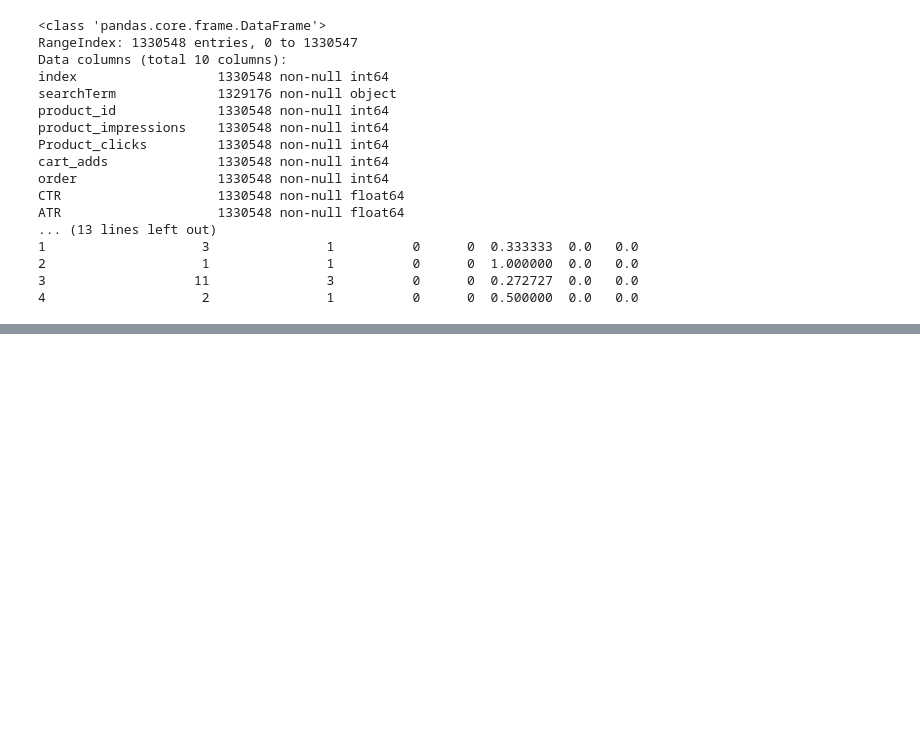
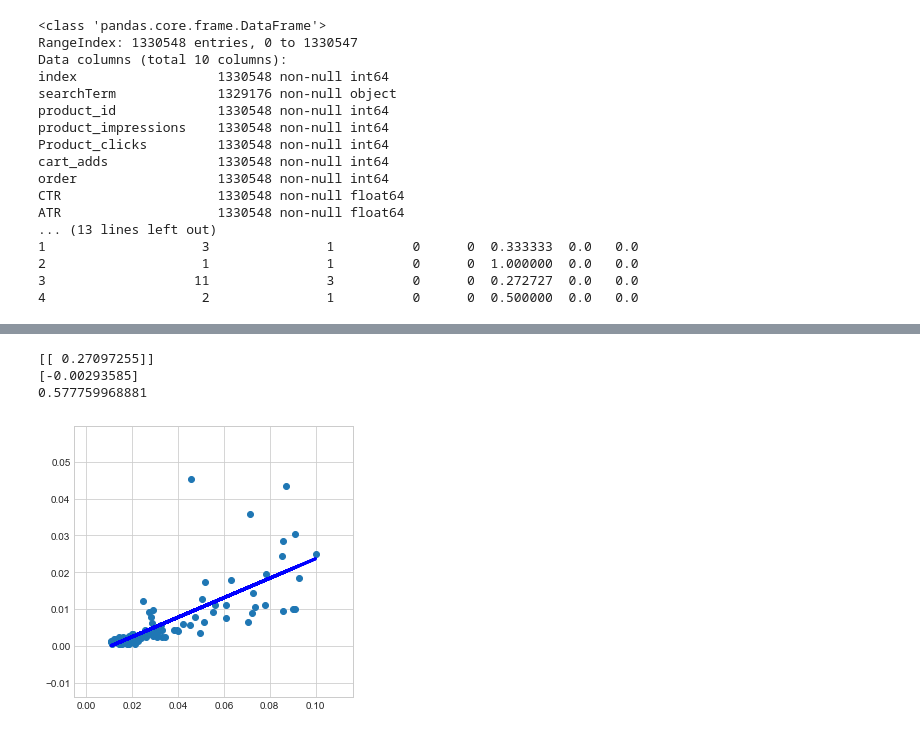
Before and after one commit to hemanthpratury/Walmart--Search-Optimization-and-recommendations, a Jupyter notebook: 256 Project Data Preprocessing.ipynb, the cells around one changed output, grey strips where cells are left out. Saved outputs shown, nothing was run; the diff lists cells and outputs as text; code cells hidden in the pictures; blank space fills up the shorter version.

```diff
--- a/256 Project Data Preprocessing.ipynb
+++ b/256 Project Data Preprocessing.ipynb
@@ -180,0 +172,17 @@ plt.show()
+# %%
+from sklearn.linear_model import LinearRegression
+reg0 = LinearRegression()
+reg0.fit(X_train,y_train)
+print(reg0.coef_)
+print(reg0.intercept_)
+print(reg0.score(X_test,y_test))
+# %% [output]
+[[ 0.27097255]]
+[-0.00293585]
+0.577759968881
+# %%
+plt.scatter(dfsearchWoOutliers['CTR'],dfsearchWoOutliers['conv'])
+plt.plot(dfsearchWoOutliers['CTR'],reg.predict(dfsearchWoOutliers[['CTR']]),color='blue',linewidth=3)
+plt.show()
+# %% [output]
+[figure, added]
```
Also changed, not shown: parts of 17 cells of this notebook.
